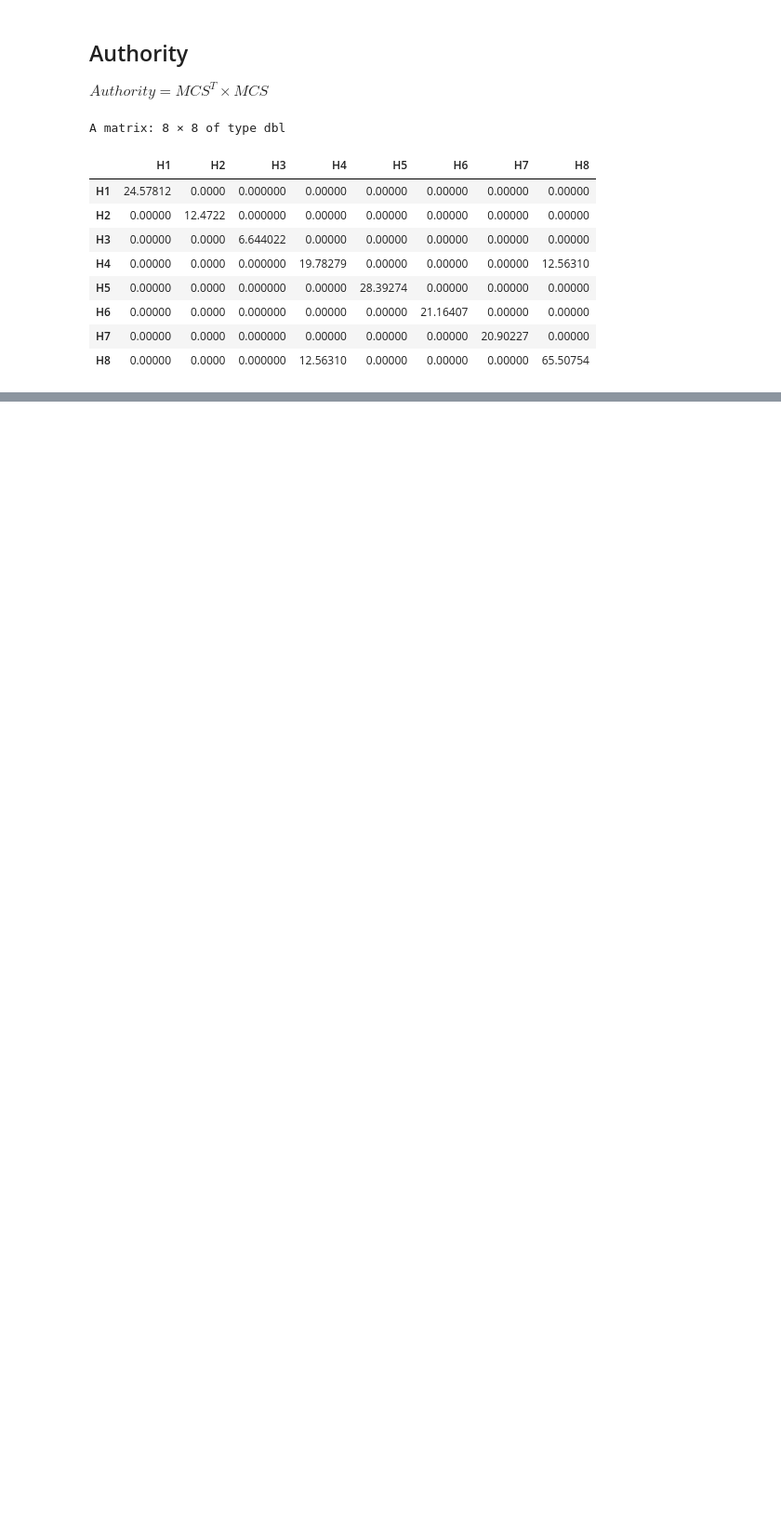
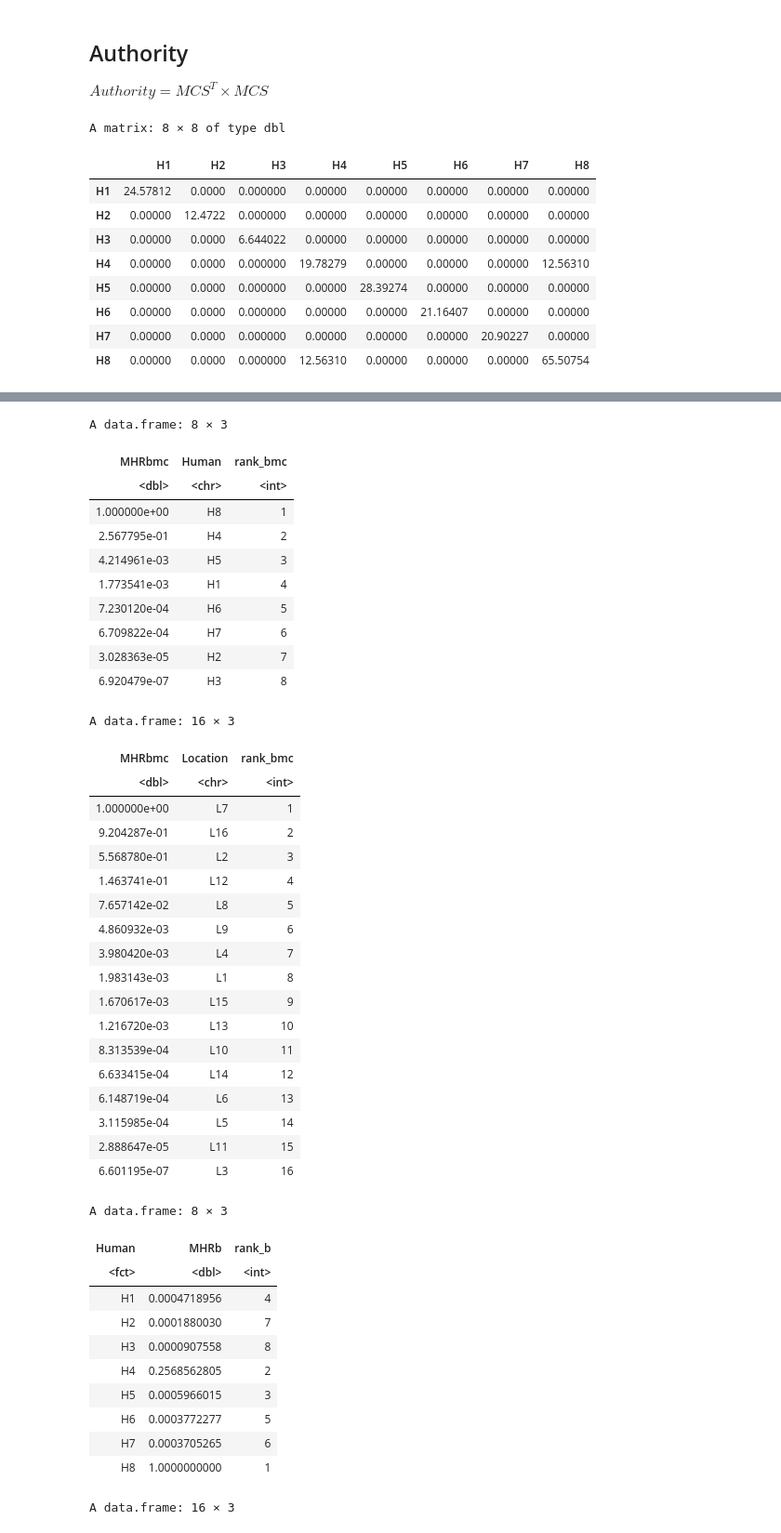
Before and after one commit to ludwigHoon/BPTNW, a Jupyter notebook: Bipartite Network Modelling for Measles Hotspot Detection.ipynb, the cells around one changed output, grey strips where cells are left out. Shown at 93% size. Saved outputs shown, nothing was run; the diff lists cells and outputs as text; code cells hidden in the pictures; blank space fills up the shorter version.

```diff
--- a/Bipartite Network Modelling for Measles Hotspot Detection.ipynb
+++ b/Bipartite Network Modelling for Measles Hotspot Detection.ipynb
@@ -851,0 +997,67 @@ A data.frame: 16 × 1
+# %%
+#Human BMC
+humanRank$rank_bmc <- NA
+order.MHRb<-order(humanRank$MHRb)
+humanRank$rank_bmc[order.MHRb] <- nrow(humanRank):1
+humanRank
+
+#Location BMC
+locationRank$rank_bmc <- NA
+order.MHRb<-order(locationRank$MHRb)
+locationRank$rank_bmc[order.MHRb] <- nrow(locationRank):1
+locationRank
+
+#Human UCI
+uci_human$rank_b <- NA
+order.MHRb<-order(uci_human$MHRb)
+uci_human$rank_b[order.MHRb] <- nrow(uci_human):1
+uci_human
+
+#Location UCI
+uci_location$rank_b <- NA
+order.MHRb<-order(uci_location$MHRb)
+uci_location$rank_b[order.MHRb] <- nrow(uci_location):1
+uci_location
+# %% [output]
+A data.frame: 8 × 3
+| MHRbmc | Human | rank_bmc |
+| <dbl> | <chr> | <int> |
+| 1.000000e+00 | H8 | 1 |
+| 2.567795e-01 | H4 | 2 |
+| 4.214961e-03 | H5 | 3 |
+| 1.773541e-03 | H1 | 4 |
+| 7.230120e-04 | H6 | 5 |
+| 6.709822e-04 | H7 | 6 |
+| 3.028363e-05 | H2 | 7 |
+| 6.920479e-07 | H3 | 8 |
+A data.frame: 16 × 3
+| MHRbmc | Location | rank_bmc |
+| <dbl> | <chr> | <int> |
+| 1.000000e+00 | L7 | 1 |
+| 9.204287e-01 | L16 | 2 |
+| 5.568780e-01 | L2 | 3 |
+| 1.463741e-01 | L12 | 4 |
+| 7.657142e-02 | L8 | 5 |
+| 4.860932e-03 | L9 | 6 |
+| 3.980420e-03 | L4 | 7 |
+| 1.983143e-03 | L1 | 8 |
+| 1.670617e-03 | L15 | 9 |
+| 1.216720e-03 | L13 | 10 |
+| 8.313539e-04 | L10 | 11 |
+| 6.633415e-04 | L14 | 12 |
+| 6.148719e-04 | L6 | 13 |
+| 3.115985e-04 | L5 | 14 |
+| 2.888647e-05 | L11 | 15 |
+| 6.601195e-07 | L3 | 16 |
+A data.frame: 8 × 3
+| Human | MHRb | rank_b |
+| <fct> | <dbl> | <int> |
+| H1 | 0.0004718956 | 4 |
+| H2 | 0.0001880030 | 7 |
+| H3 | 0.0000907558 | 8 |
+| H4 | 0.2568562805 | 2 |
+| H5 | 0.0005966015 | 3 |
+| H6 | 0.0003772277 | 5 |
+| H7 | 0.0003705265 | 6 |
+| H8 | 1.0000000000 | 1 |
+A data.frame: 16 × 3
```
Also changed, not shown: parts of 16 cells of this notebook, 3 other files.
